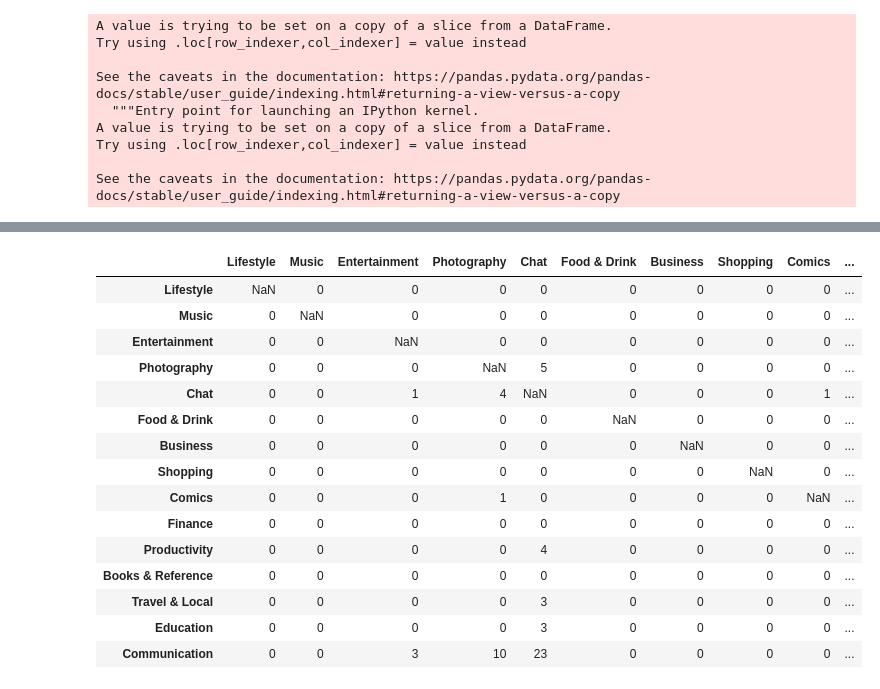
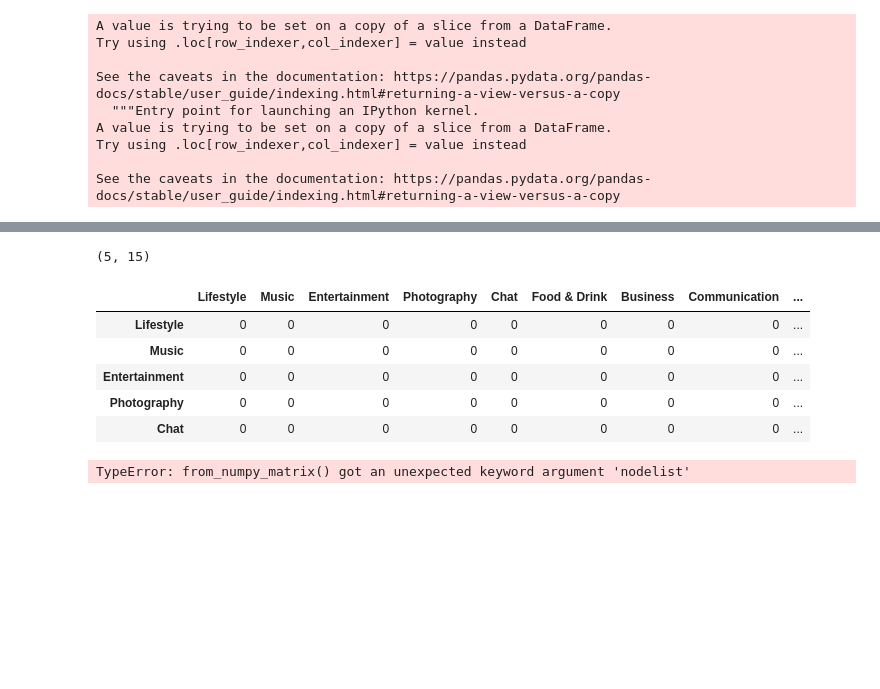
Before and after one commit to sy2399/Smartphone_Analysis, a Jupyter notebook: Code/02.Feature Extraction/03_Graph.ipynb, the cells around one changed output, grey strips where cells are left out. Saved outputs shown, nothing was run; the diff lists cells and outputs as text; code cells hidden in the pictures; blank space fills up the shorter version.

```diff
--- a/Code/02.Feature Extraction/Graph.ipynb
+++ b/Code/02.Feature Extraction/03_Graph.ipynb
@@ -140,9 +124,14 @@ def getTransOfCat(df, current_cat):
 
 cat_list = list(set(app_sub['category']))
 
+trans_df = pd.DataFrame(index = cat_list, columns = cat_list )
+trans_df = trans_df.fillna(0)
+
+trans_dict = {}
 
 for cat in cat_list:
     for day in list(set(app_sub['date'])):
+        tmp_df = pd.DataFrame(index = cat_list, columns = cat_list )
 
         tmp = app_sub[app_sub['date']==day]
         trans = tmp[(tmp['category']==cat) & (tmp['transition']==True)]
@@ -153,23 +142,45 @@ for cat in cat_list:
 
         for key, value in cat_counts.items():
 #             print(cat, key, value[0])
-            trans_df.loc[(cat), (key)] = value
+            tmp_df.loc[(cat), (key)] = value
+
+        trans_df = pd.concat([trans_df, tmp_df])
-# %%
-trans_df
-# %% [output]
-|  | Lifestyle | Music | Entertainment | Photography | Chat | Food & Drink | Business | Shopping | Comics | ... |
-| Lifestyle | NaN | 0 | 0 | 0 | 0 | 0 | 0 | 0 | 0 | ... |
-| Music | 0 | NaN | 0 | 0 | 0 | 0 | 0 | 0 | 0 | ... |
-| Entertainment | 0 | 0 | NaN | 0 | 0 | 0 | 0 | 0 | 0 | ... |
-| Photography | 0 | 0 | 0 | NaN | 5 | 0 | 0 | 0 | 0 | ... |
-| Chat | 0 | 0 | 1 | 4 | NaN | 0 | 0 | 0 | 1 | ... |
-| Food & Drink | 0 | 0 | 0 | 0 | 0 | NaN | 0 | 0 | 0 | ... |
-| Business | 0 | 0 | 0 | 0 | 0 | 0 | NaN | 0 | 0 | ... |
-| Shopping | 0 | 0 | 0 | 0 | 0 | 0 | 0 | NaN | 0 | ... |
-| Comics | 0 | 0 | 0 | 1 | 0 | 0 | 0 | 0 | NaN | ... |
-| Finance | 0 | 0 | 0 | 0 | 0 | 0 | 0 | 0 | 0 | ... |
-| Productivity | 0 | 0 | 0 | 0 | 4 | 0 | 0 | 0 | 0 | ... |
-| Books & Reference | 0 | 0 | 0 | 0 | 0 | 0 | 0 | 0 | 0 | ... |
-| Travel & Local | 0 | 0 | 0 | 0 | 3 | 0 | 0 | 0 | 0 | ... |
-| Education | 0 | 0 | 0 | 0 | 3 | 0 | 0 | 0 | 0 | ... |
-| Communication | 0 | 0 | 3 | 10 | 23 | 0 | 0 | 0 | 0 | ... |
+# %%
+trans_df = trans_df.head()
+print(trans_df.shape)
+trans_df.head()
+# %% [output]
+(5, 15)
+|  | Lifestyle | Music | Entertainment | Photography | Chat | Food & Drink | Business | Communication | ... |
+| Lifestyle | 0 | 0 | 0 | 0 | 0 | 0 | 0 | 0 | ... |
+| Music | 0 | 0 | 0 | 0 | 0 | 0 | 0 | 0 | ... |
+| Entertainment | 0 | 0 | 0 | 0 | 0 | 0 | 0 | 0 | ... |
+| Photography | 0 | 0 | 0 | 0 | 0 | 0 | 0 | 0 | ... |
+| Chat | 0 | 0 | 0 | 0 | 0 | 0 | 0 | 0 | ... |
+# %%
+trans_array = trans_df.to_numpy()
+
+
+
+G = nx.from_numpy_matrix(trans_array, nodelist = cat_list)
+nx.draw(G, with_labels=True)
+
+
+G = nx.from_numpy_matrix(alignments)
+G = nx.maximum_spanning_tree(G)
+
+pos = {}
+for i in range(len(G.nodes)):
+    pos[i] = np.array([time[i], y[i]])
+
+mst_edges = set(nx.maximum_spanning_tree(G).edges())
+
+weights = [ G[u][v]['weight'] if (not (u, v) in mst_edges) else 8
+            for u, v in G.edges() ]
+
+plt.figure()
+nx.draw(G, pos, edges=G.edges(), width=10)
+plt.ylim([-1, 1])
+plt.savefig(namespace + '.svg')
+# %% [output]
+TypeError: from_numpy_matrix() got an unexpected keyword argument 'nodelist'
```
Also changed, not shown: parts of 2 cells of this notebook.
